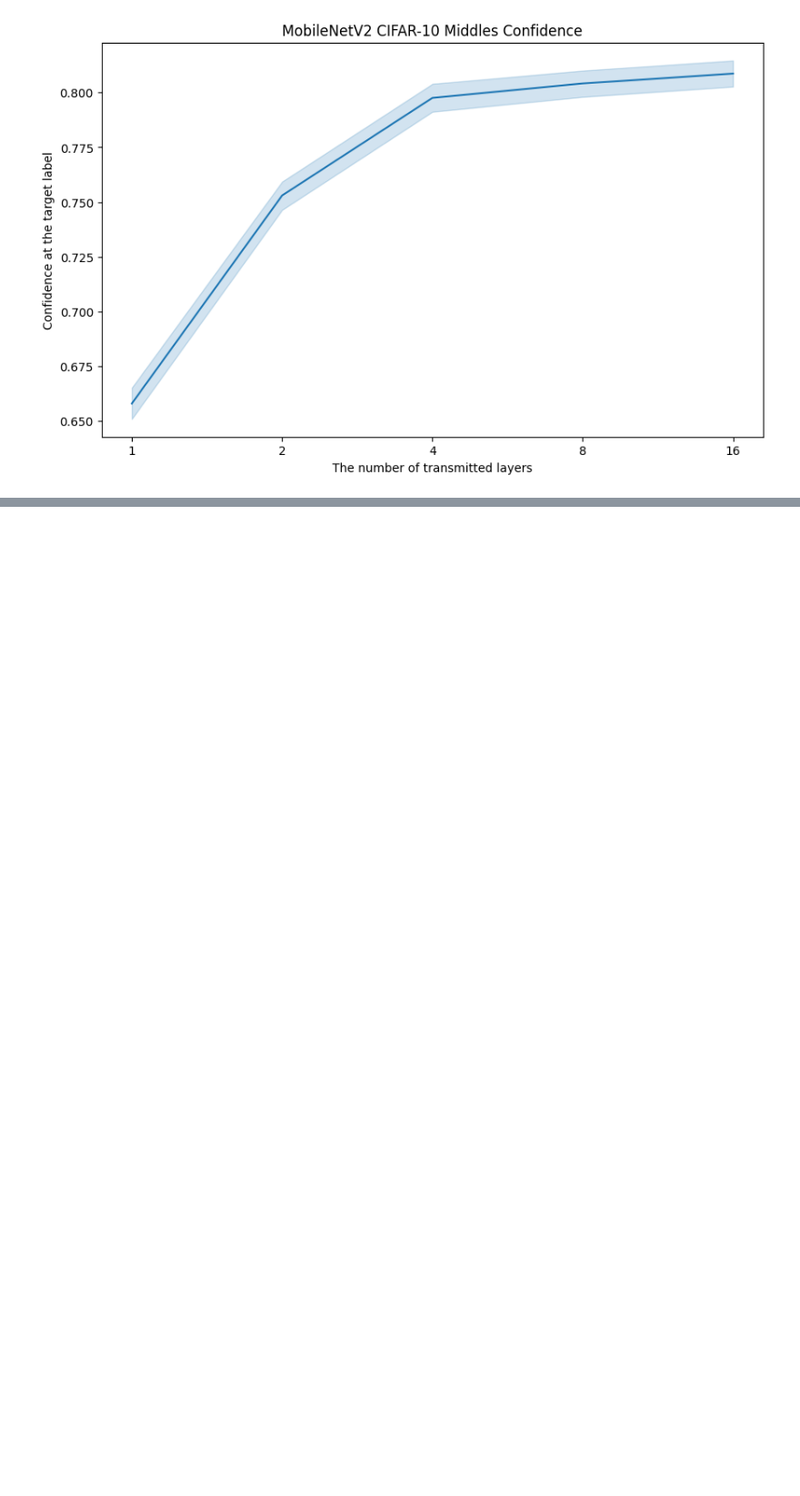
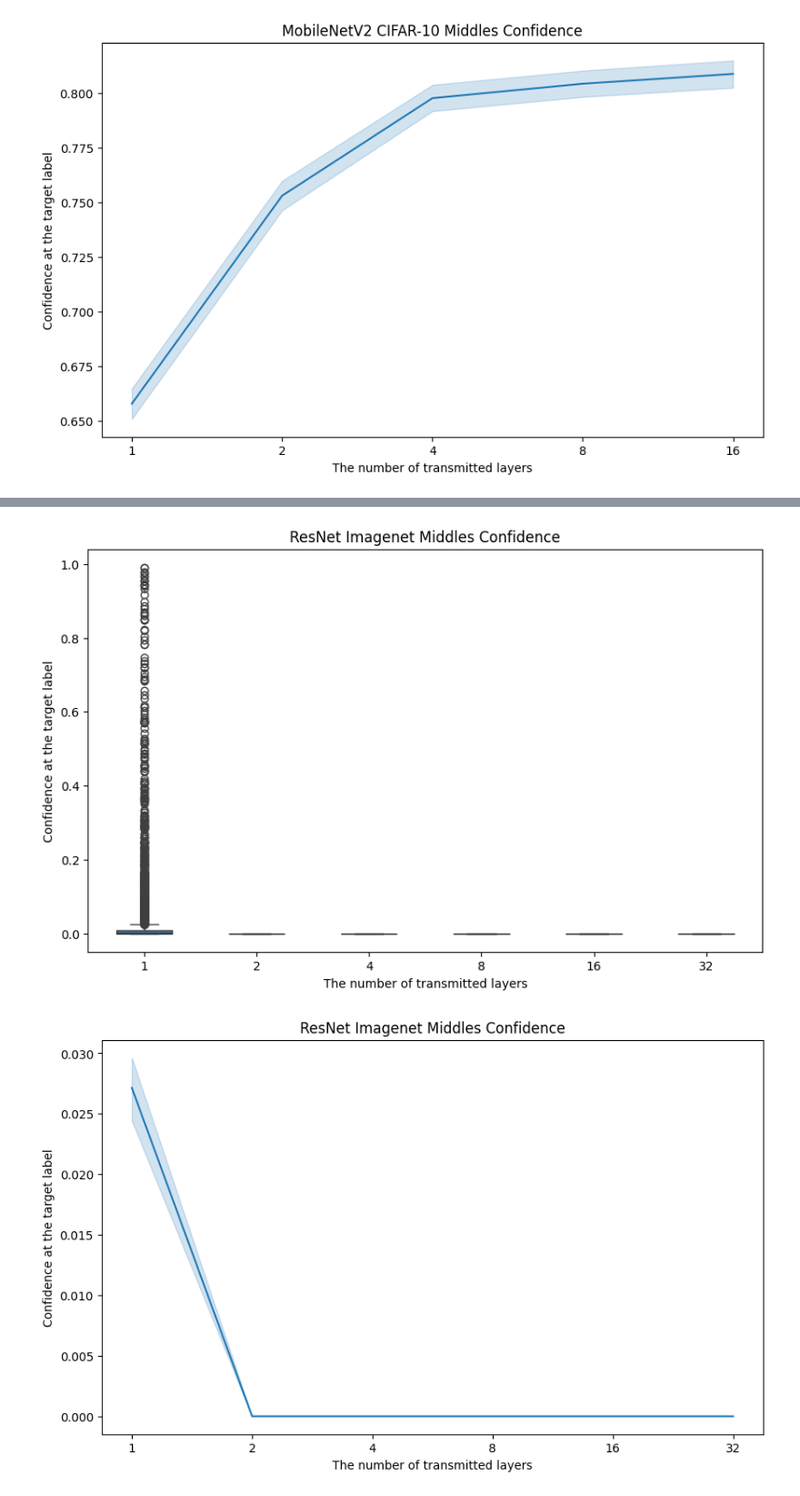
Before and after one commit to TonyPeng-2018/Adaptfilter, a Jupyter notebook: plot_result.ipynb, the cells around one changed output, grey strips where cells are left out. Shown at 91% size. Saved outputs shown, nothing was run; the diff lists cells and outputs as text; code cells hidden in the pictures; blank space fills up the shorter version.

```diff
--- a/plot_result.ipynb
+++ b/plot_result.ipynb
@@ -155,0 +160,70 @@ plt.show()
+# %%
+# dataset = 'imagenet', model = resnet, CELoss vs middles
+from tqdm import tqdm
+device = 'cuda:0'
+client, server = resnet.resnet_splitter(num_classes=1000,
+                                        weight_root='./Weights/imagenet',
+                                        layers=50)
+
+_, test, _, _ = dataloader_image_20.Dataloader_imagenet_20_integrated()
+
+middle_models = []
+for i in range (len(middle_size_resnet)):
+    middle = resnet.resnet_middle(middle=middle_size_resnet[i])
+    middle.load_state_dict(torch.load('resnet_imagenet_middle_%s.pth'%str(middle_size_resnet[i])))
+    middle_models.append(middle)
+
+# eval and cuda
+client = client.eval().to(device)
+server = server.eval().to(device)
+for middle in middle_models:
+    middle = middle.eval().to(device)
+
+import torch
+import numpy as np
+with torch.no_grad():
+    # get the conf for each middles
+    middles_conf = np.zeros((len(middle_models), len(test.dataset)))
+    for i in range(len(middle_models)):
+        count = 0
+        for j, (data, target, _) in tqdm(enumerate(test)):
+            data, target = data.to(device), target.to(device)
+            out = client(data).detach()
+            out = middle_models[i](out)
+            out = server(out)
+            out = torch.nn.functional.softmax(out, dim=1)
+            out = out.gather(1, target.view(-1, 1)).view(-1)
+            middles_conf[i][count:count+out.shape[0]] = out.cpu().numpy()
+            count += out.shape[0]
+    # get the conf for the server
+# plot the seaborn
+import seaborn as sns
+import matplotlib.pyplot as plt
+import pandas as pd
+import numpy as np
+import matplotlib.pyplot as plt
+
+middles_conf = pd.DataFrame(middles_conf)
+middles_conf = middles_conf.T
+middles_conf.columns = [str(x) for x in middle_size_resnet]
+middles_conf = middles_conf.melt(var_name='middle', value_name='conf')
+middles_conf['middle'] = middles_conf['middle'].apply(lambda x: int(x))
+
+plt.figure(figsize=(10, 6))
+sns.boxplot(x='middle', y='conf', data=middles_conf, width=0.5)
+plt.title('ResNet Imagenet Middles Confidence')
+plt.xlabel('The number of transmitted layers')
+plt.xticks(np.arange(len(middle_size_resnet)), [str(x) for x in middle_size_resnet.values()])
+plt.ylabel('Confidence at the target label')
+plt.show()
+
+plt.figure(figsize=(10, 6))
+sns.lineplot(x='middle', y='conf', data=middles_conf)
+plt.title('ResNet Imagenet Middles Confidence')
+plt.xlabel('The number of transmitted layers')
+plt.xticks(np.arange(len(middle_size_resnet)), [str(x) for x in middle_size_resnet.values()])
+plt.ylabel('Confidence at the target label')
+plt.show()
+# %% [output]
+[figure, added]
+[figure, added]
```
Also changed, not shown: parts of 4 cells of this notebook, 2 other files.
